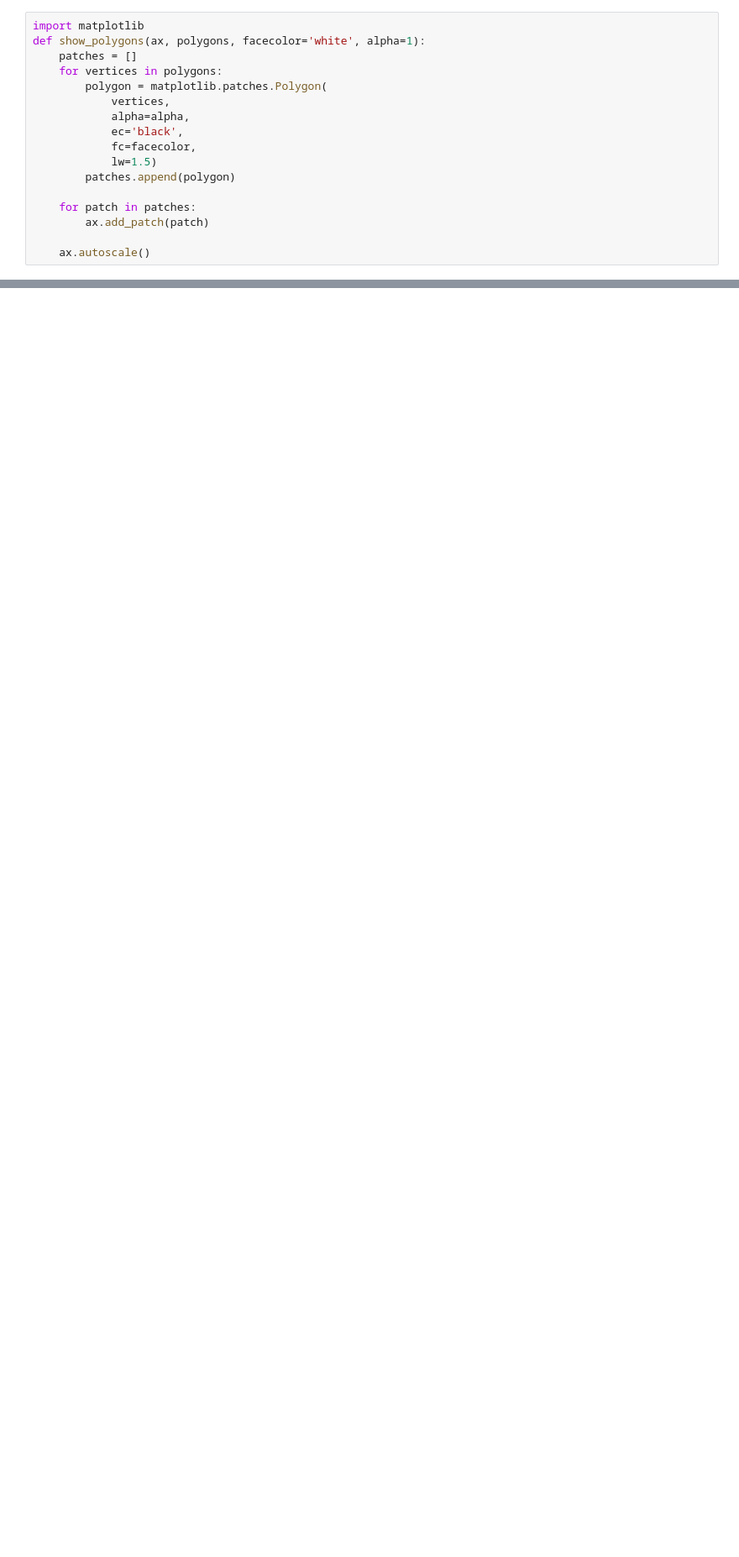
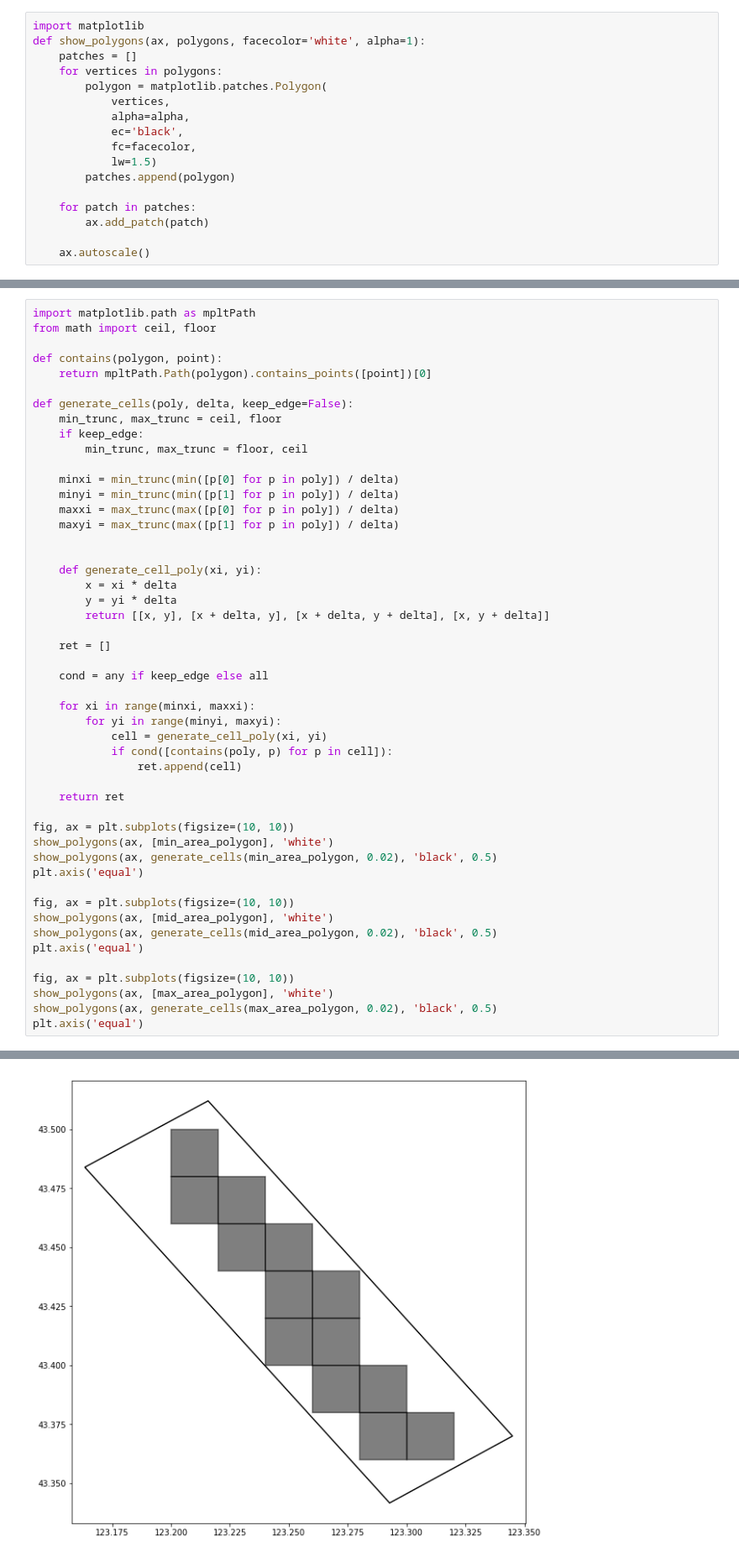
Before and after one commit to Enhuiz/cgsc, a Jupyter notebook: analysis/data_desc/Analysis.ipynb, the cells around one changed output, grey strips where cells are left out. Shown: that part at 84% size. Saved outputs shown, nothing was run; the diff lists cells and outputs as text; blank space fills up the shorter version.

```diff
--- a/analysis/data_desc/Analysis.ipynb
+++ b/analysis/data_desc/Analysis.ipynb
@@ -45 +56,51 @@ show_polygons(ax, [min_area_polygon, mid_area_polygon, max_area_polygon], 'white
 [figure]
+# %%
+import matplotlib.path as mpltPath
+from math import ceil, floor
+
+def contains(polygon, point):
+    return mpltPath.Path(polygon).contains_points([point])[0]
+
+def generate_cells(poly, delta, keep_edge=False):
+    min_trunc, max_trunc = ceil, floor
+    if keep_edge:
+        min_trunc, max_trunc = floor, ceil
+
+    minxi = min_trunc(min([p[0] for p in poly]) / delta)
+    minyi = min_trunc(min([p[1] for p in poly]) / delta)
+    maxxi = max_trunc(max([p[0] for p in poly]) / delta)
+    maxyi = max_trunc(max([p[1] for p in poly]) / delta)
+
+
+    def generate_cell_poly(xi, yi):
+        x = xi * delta
+        y = yi * delta
+        return [[x, y], [x + delta, y], [x + delta, y + delta], [x, y + delta]]
+
+    ret = []
+
+    cond = any if keep_edge else all
+
+    for xi in range(minxi, maxxi):
+        for yi in range(minyi, maxyi):
+            cell = generate_cell_poly(xi, yi)
+            if cond([contains(poly, p) for p in cell]):
+                ret.append(cell)
+
+    return ret
+
+fig, ax = plt.subplots(figsize=(10, 10))
+show_polygons(ax, [min_area_polygon], 'white')
+show_polygons(ax, generate_cells(min_area_polygon, 0.02), 'black', 0.5)
+plt.axis('equal')
+
+fig, ax = plt.subplots(figsize=(10, 10))
+show_polygons(ax, [mid_area_polygon], 'white')
+show_polygons(ax, generate_cells(mid_area_polygon, 0.02), 'black', 0.5)
+plt.axis('equal')
+
+fig, ax = plt.subplots(figsize=(10, 10))
+show_polygons(ax, [max_area_polygon], 'white')
+show_polygons(ax, generate_cells(max_area_polygon, 0.02), 'black', 0.5)
+plt.axis('equal')
+# %% [output]
@@ -45,0 +108 @@ show_polygons(ax, [min_area_polygon, mid_area_polygon, max_area_polygon], 'white
+[figure, added]
```
Also changed, not shown: parts of 2 cells of this notebook, 11 other files.
